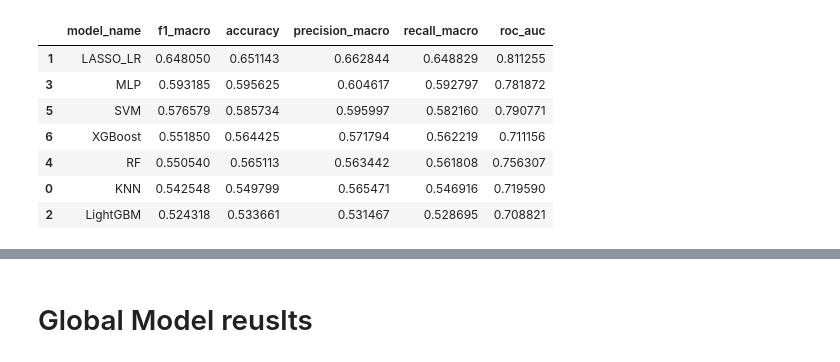
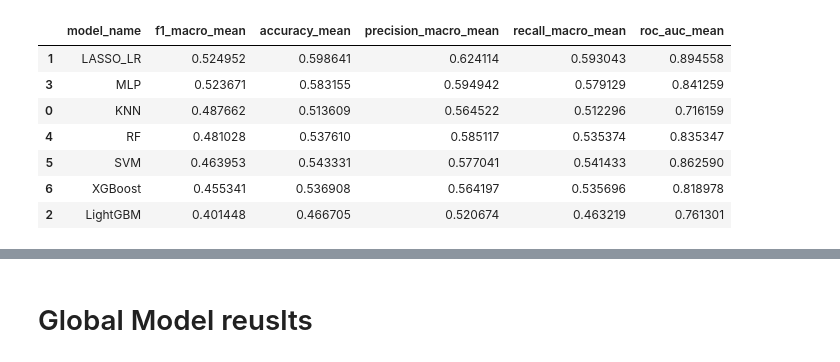
Before and after one commit to elana-caire/IMU-compensatory-movement-detection, a Jupyter notebook: notebooks/3_explore_results.ipynb, the cells around one changed output, grey strips where cells are left out. Saved outputs shown, nothing was run; the diff lists cells and outputs as text; code cells hidden in the pictures.

```diff
--- a/notebooks/3_explore_results.ipynb
+++ b/notebooks/3_explore_results.ipynb
@@ -5,4 +9,4 @@ import matplotlib.pyplot as plt
 # %%
-results_file = r"C:\Users\giusy\OneDrive\Desktop\AI_Healtcare\IMU-compensatory-movement-detection\Data\Models\model_results_summary.csv"
+results_file = r"C:\Users\giusy\OneDrive\Desktop\AI_Healtcare\IMU-compensatory-movement-detection\Data\Models\model_results_summary_refactored.csv"
 # %%
 results = pd.read_csv(results_file)
@@ -9,17 +22,17 @@ results = pd.read_csv(results_file)
 # %%
 
 # Your metrics
-metrics = ['f1_macro', 'accuracy', 'precision_macro', 'recall_macro', 'roc_auc']
+metrics = ['f1_macro_mean', 'accuracy_mean', 'precision_macro_mean', 'recall_macro_mean', 'roc_auc_mean']
 
 # Keep only the columns we care about
-results_small = results[['task', 'model_name', 'window_size'] + metrics].copy()
+results_small = results[['task', 'model_name', 'window_size', 'best_params'] + metrics].copy()
 
 # ---------- SUMMARY DATAFRAME ----------
 
 # One row per (task, model_name, window_size), metrics averaged over repeats
 summary = (
     results_small
-    .groupby(['task', 'model_name', 'window_size'], as_index=False)[metrics]
+    .groupby(['task', 'model_name', 'window_size', 'best_params'], as_index=False)[metrics]
     .mean()
     .sort_values(['task', 'model_name', 'window_size'])
 )
@@ -113,9 +140,9 @@ array(['all_tasks', 'cup-placing', 'wiping', 'peg', 'pouring'],
 # %%
 
-df_1000 = summary_by_window[summary_by_window['window_size'] == "1000"]
+df_1000 = summary_by_window[summary_by_window['window_size'] == "750"]
 
 for task_name in task_names:
     df_task = df_1000[df_1000["task"] == task_name]
 
-    display(df_task.sort_values(by="f1_macro"))
+    display(df_task.sort_values(by="f1_macro_mean"))
 # %% [output]
@@ -161,23 +192,23 @@ for task_name in task_names:
 # %%
 # 4) Exclude the "all tasks" row(s)
 df_1000_no_all = df_1000[df_1000['task'] != 'all tasks'].copy()
 
 # 5) Average metrics across tasks per model
 avg_across_tasks = (
     df_1000_no_all
     .groupby('model_name', as_index=False)[metrics]
     .mean()
-    .sort_values('f1_macro', ascending=False)   # sort by best f1_macro
+    .sort_values('f1_macro_mean', ascending=False)   # sort by best f1_macro
 )
 
 display(avg_across_tasks)
 # %% [output]
-|  | model_name | f1_macro | accuracy | precision_macro | recall_macro | roc_auc |
-| 1 | LASSO_LR | 0.648050 | 0.651143 | 0.662844 | 0.648829 | 0.811255 |
-| 3 | MLP | 0.593185 | 0.595625 | 0.604617 | 0.592797 | 0.781872 |
-| 5 | SVM | 0.576579 | 0.585734 | 0.595997 | 0.582160 | 0.790771 |
-| 6 | XGBoost | 0.551850 | 0.564425 | 0.571794 | 0.562219 | 0.711156 |
-| 4 | RF | 0.550540 | 0.565113 | 0.563442 | 0.561808 | 0.756307 |
-| 0 | KNN | 0.542548 | 0.549799 | 0.565471 | 0.546916 | 0.719590 |
-| 2 | LightGBM | 0.524318 | 0.533661 | 0.531467 | 0.528695 | 0.708821 |
+|  | model_name | f1_macro_mean | accuracy_mean | precision_macro_mean | recall_macro_mean | roc_auc_mean |
+| 1 | LASSO_LR | 0.524952 | 0.598641 | 0.624114 | 0.593043 | 0.894558 |
+| 3 | MLP | 0.523671 | 0.583155 | 0.594942 | 0.579129 | 0.841259 |
+| 0 | KNN | 0.487662 | 0.513609 | 0.564522 | 0.512296 | 0.716159 |
+| 4 | RF | 0.481028 | 0.537610 | 0.585117 | 0.535374 | 0.835347 |
+| 5 | SVM | 0.463953 | 0.543331 | 0.577041 | 0.541433 | 0.862590 |
+| 6 | XGBoost | 0.455341 | 0.536908 | 0.564197 | 0.535696 | 0.818978 |
+| 2 | LightGBM | 0.401448 | 0.466705 | 0.520674 | 0.463219 | 0.761301 |
 # %%
```
Also changed, not shown: parts of 21 cells of this notebook, 1 other file.
